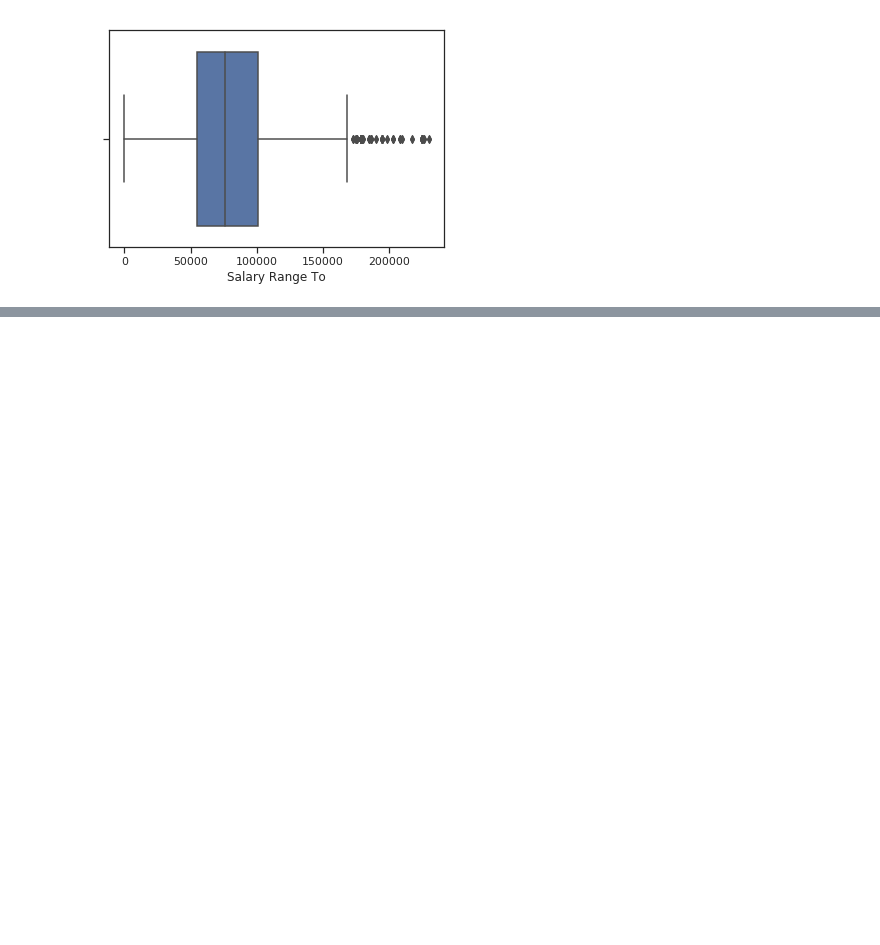
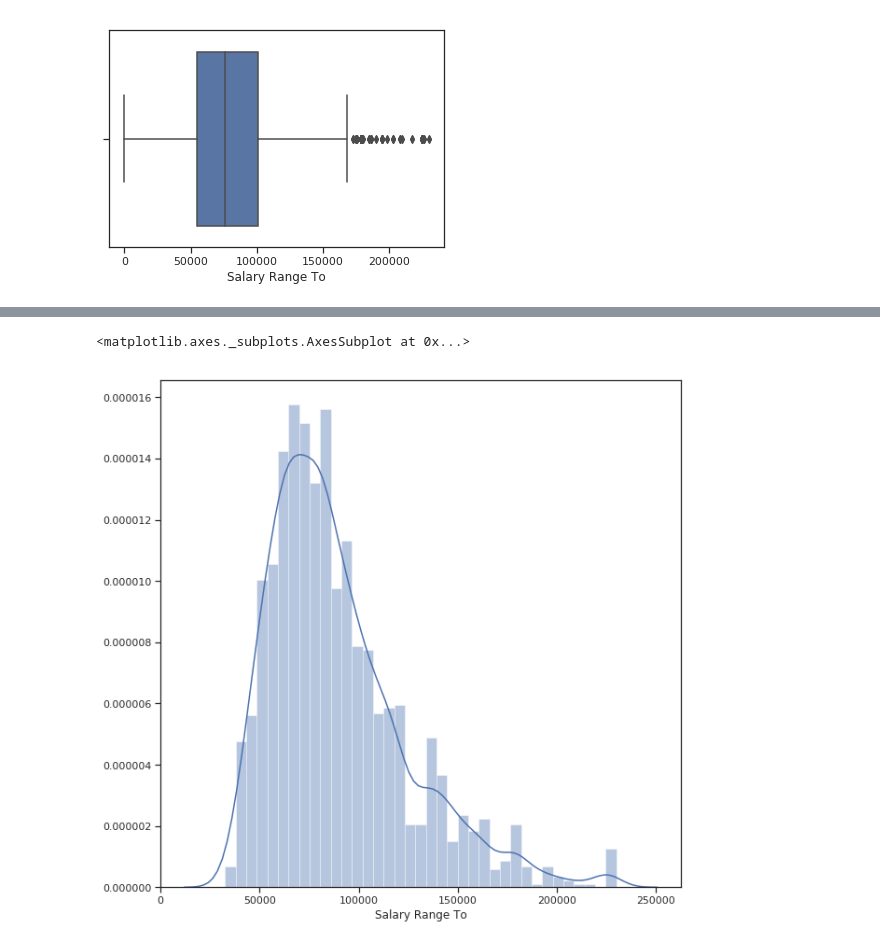
Before and after one commit to VitalyCherkov/ml_6sem, a Jupyter notebook: lab1.ipynb, the cells around one changed output, grey strips where cells are left out. Cells and saved outputs as stored; diff of their text form; code cells hidden in the pictures; blank space fills up the shorter version.

```diff
--- a/lab1.ipynb
+++ b/lab1.ipynb
@@ -167,0 +187,6 @@ sns.boxplot(x=data['Salary Range To'])
+# %%
+fig, ax = plt.subplots(figsize=(10,10))
+sns.distplot(data['Salary Range To'])
+# %% [output]
+<matplotlib.axes._subplots.AxesSubplot at 0x...>
+[figure, added]
```
Also changed, not shown: parts of 17 cells of this notebook.
